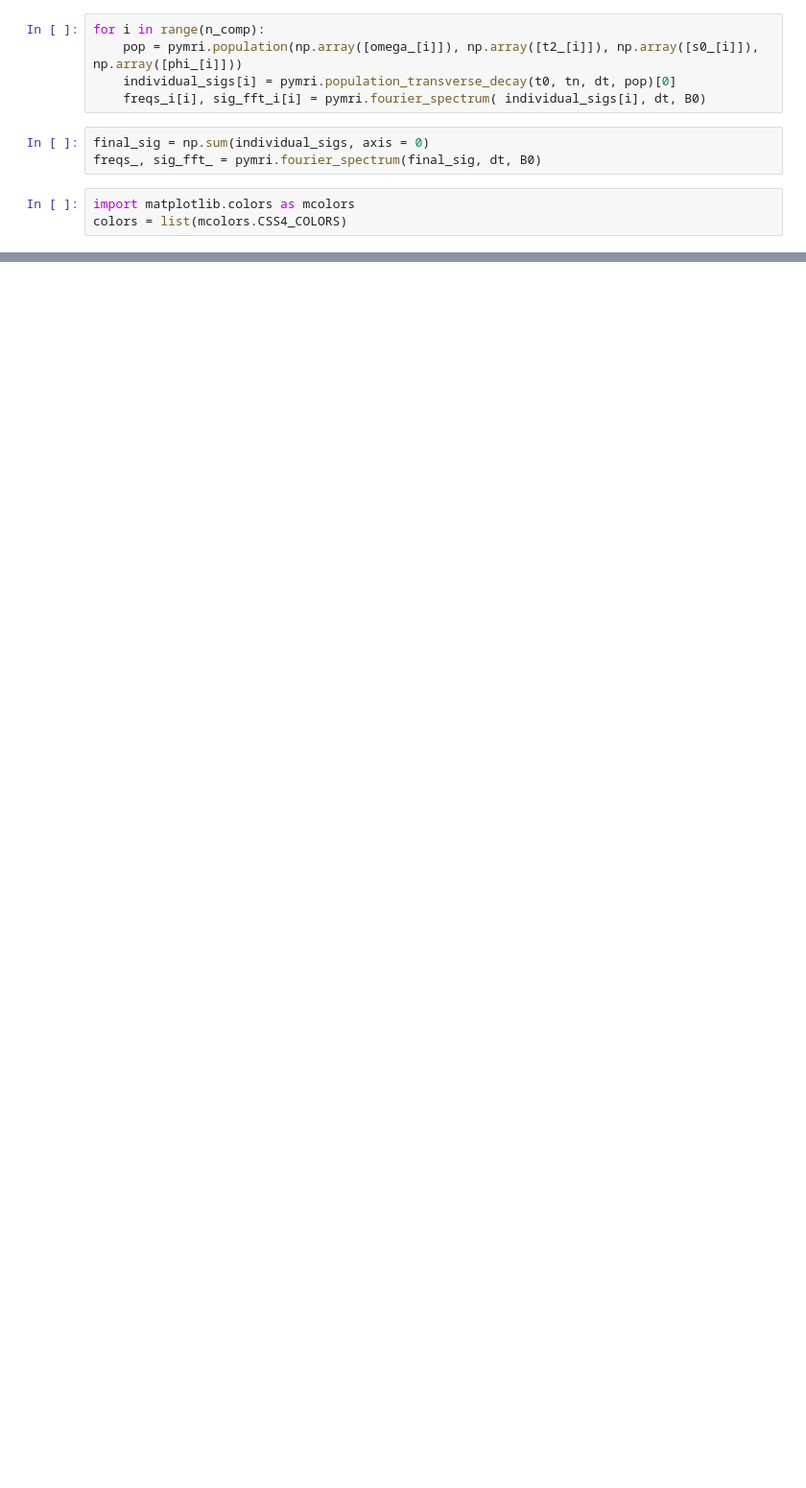
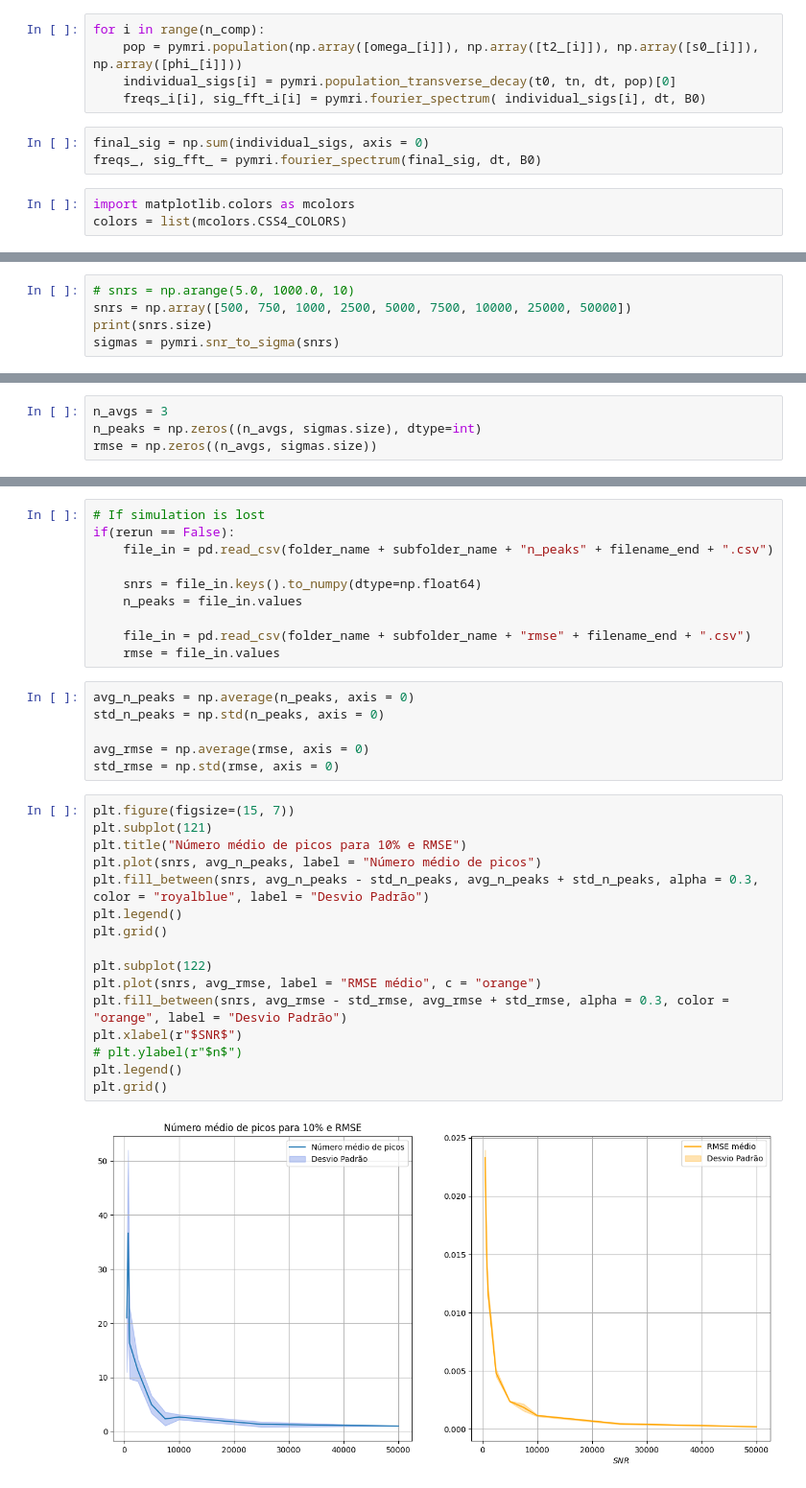
Before and after one commit to JoaoDell/MRI-study, a Jupyter notebook: examples/MPM/spec_components.ipynb, the cells around one changed output, grey strips where cells are left out. Shown at 96% size. Saved outputs shown, nothing was run; the diff lists cells and outputs as text; blank space fills up the shorter version.

```diff
--- a/examples/MPM/spec_components.ipynb
+++ b/examples/MPM/spec_components.ipynb
@@ -97,0 +143,5 @@ pymri.plot_chem_shifts(freqs_, sig_fft_, 1.0, title = "Módulo da transformada d
+# %%
+# snrs = np.arange(5.0, 1000.0, 10)
+snrs = np.array([500, 750, 1000, 2500, 5000, 7500, 10000, 25000, 50000])
+print(snrs.size)
+sigmas = pymri.snr_to_sigma(snrs)
@@ -97,0 +150,4 @@ pymri.plot_chem_shifts(freqs_, sig_fft_, 1.0, title = "Módulo da transformada d
+# %%
+n_avgs = 3
+n_peaks = np.zeros((n_avgs, sigmas.size), dtype=int)
+rmse = np.zeros((n_avgs, sigmas.size))
@@ -97,0 +183,34 @@ pymri.plot_chem_shifts(freqs_, sig_fft_, 1.0, title = "Módulo da transformada d
+# %%
+# If simulation is lost
+if(rerun == False):
+    file_in = pd.read_csv(folder_name + subfolder_name + "n_peaks" + filename_end + ".csv")
+
+    snrs = file_in.keys().to_numpy(dtype=np.float64)
+    n_peaks = file_in.values
+
+    file_in = pd.read_csv(folder_name + subfolder_name + "rmse" + filename_end + ".csv")
+    rmse = file_in.values
+# %%
+avg_n_peaks = np.average(n_peaks, axis = 0)
+std_n_peaks = np.std(n_peaks, axis = 0)
+
+avg_rmse = np.average(rmse, axis = 0)
+std_rmse = np.std(rmse, axis = 0)
+# %%
+plt.figure(figsize=(15, 7))
+plt.subplot(121)
+plt.title("Número médio de picos para 10% e RMSE")
+plt.plot(snrs, avg_n_peaks, label = "Número médio de picos")
+plt.fill_between(snrs, avg_n_peaks - std_n_peaks, avg_n_peaks + std_n_peaks, alpha = 0.3, color = "royalblue", label = "Desvio Padrão")
+plt.legend()
+plt.grid()
+
+plt.subplot(122)
+plt.plot(snrs, avg_rmse, label = "RMSE médio", c = "orange")
+plt.fill_between(snrs, avg_rmse - std_rmse, avg_rmse + std_rmse, alpha = 0.3, color = "orange", label = "Desvio Padrão")
+plt.xlabel(r"$SNR$")
+# plt.ylabel(r"$n$")
+plt.legend()
+plt.grid()
+# %% [output]
+[figure, added]
```
Also changed, not shown: parts of 12 cells of this notebook, 18 other files.
